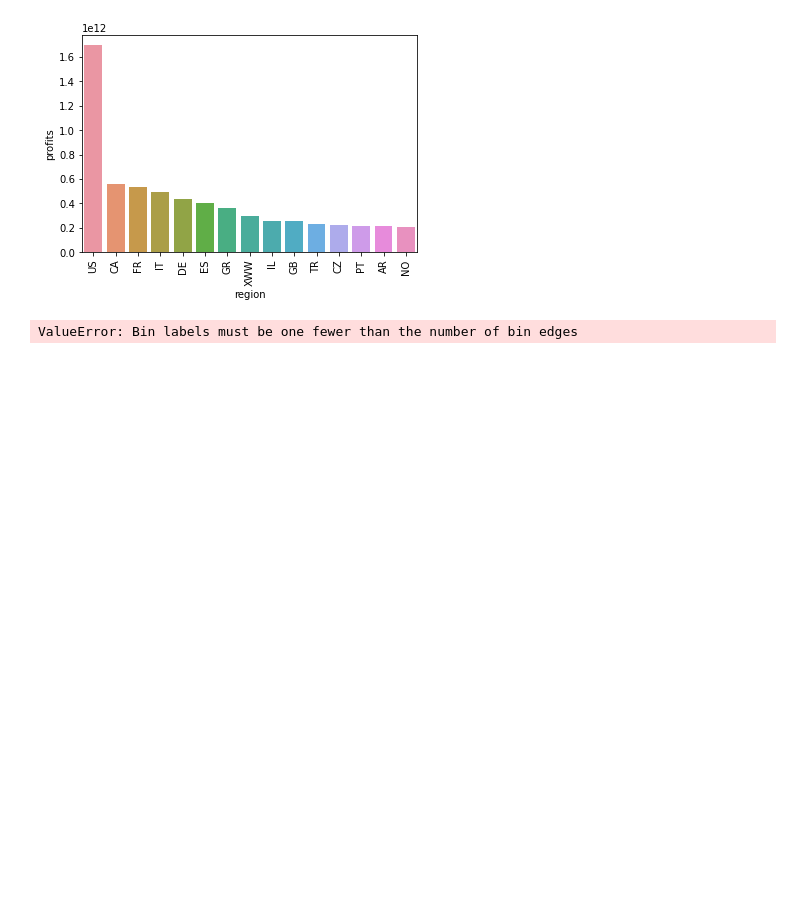
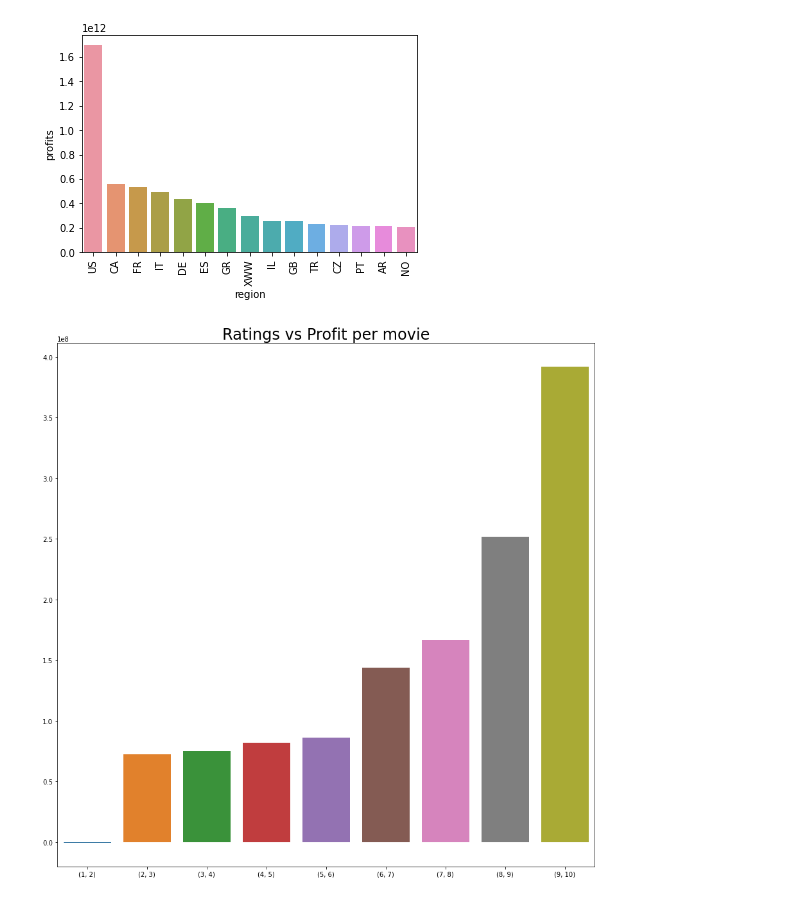
Before and after one commit to FrancisNdirangu/Phase-2-Project, a Jupyter notebook: merged_notebook.ipynb, the cells around one changed output. Cells and saved outputs as stored; diff of their text form; code cells hidden in the pictures; blank space fills up the shorter version.

Commit message:
added plot for ratings vs profit per movie

```diff
--- a/merged_notebook.ipynb
+++ b/merged_notebook.ipynb
@@ -987,17 +987,30 @@ plt.xticks(rotation=90);
 # %% [output]
 [figure]
 # %%
-#group by averagerating vs profits
-# rating_profits = all_combined.groupby('averagerating').sum().sort_values('profits',ascending=False)
-# rating_profits.head(10)
-
+#group by averagerating vs profits per movie
 #im gonna create bins for the ratings 1,2,3,4 to 10
 #then im gonna group by these bins plot binned ratings vs profits
 
 rating_bins = [1,2,3,4,5,6,7,8,9,10]
 
-all_combined['rating_bins'] = pd.cut(all_combined['averagerating'],bins=rating_bins,labels=rating_bins)
+all_combined['rating_bins'] = pd.cut(all_combined['averagerating'],bins=[0,1,2,3,4,5,6,7,8,9,10])
+
+
+ratings_profits_sum = all_combined.groupby('rating_bins').sum().sort_values('profits',ascending=False)
+ratings_movies_count = all_combined.groupby('rating_bins').count().sort_values('profits',ascending=False)
+ratings_movie_numbers = ratings_movies_count['movie_id']
+
+ratings_profits_per_movie = (ratings_profits_sum['profits']/ ratings_movie_numbers).dropna() #no movies rated 0-1 in df so there would be NA
+ratings_profits_per_movie
+
+
+rating_ranges=  [(1,2),(2,3),(3,4),(4,5),(5,6),(6,7),(7,8),(8,9),(9,10)]
+
+fig,ax = plt.subplots(figsize=(15,15))
+sns.barplot(data=ratings_profits_per_movie,x=ratings_profits_per_movie.index,y=ratings_profits_per_movie.values,)
+ax.set_xticklabels(rating_ranges)
+ax.set_title('Ratings vs Profit per movie',fontdict={'fontsize':24});
 # %% [output]
-ValueError: Bin labels must be one fewer than the number of bin edges
+[figure, added]
 # %%
 all_combined.to_csv('all_combined.csv',index=False)
```
Also changed, not shown: parts of 1 cell of this notebook.
